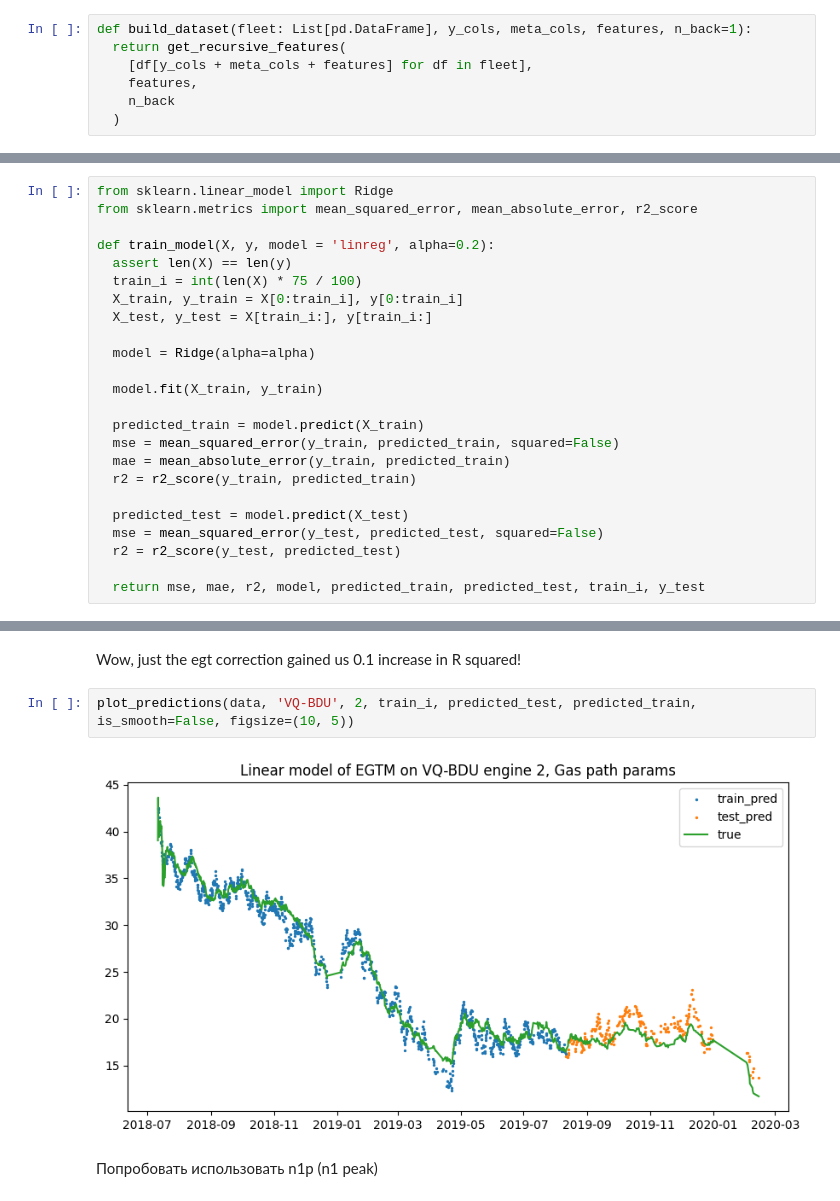
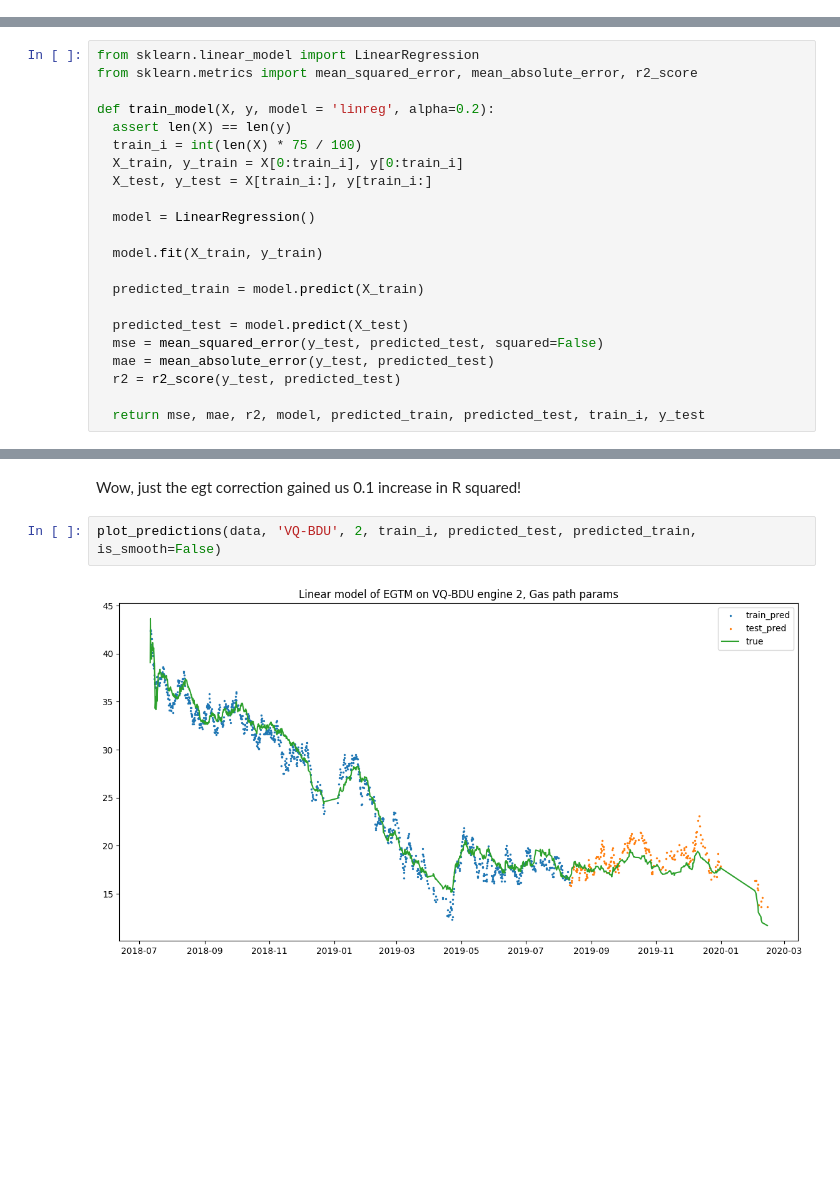
Before and after one commit to skeptlk/ecm, a Jupyter notebook: ex5_corrections.ipynb, the cells around one changed output, grey strips where cells are left out. Cells and saved outputs as stored; diff of their text form; blank space fills up the shorter version.

```diff
--- a/ex5_corrections.ipynb
+++ b/ex5_corrections.ipynb
@@ -61,8 +32 @@ def get_recursive_features(data: List[pd.DataFrame], features = [], n_back = 1):
-# %%
-def build_dataset(fleet: List[pd.DataFrame], y_cols, meta_cols, features, n_back=1):
-  return get_recursive_features(
-    [df[y_cols + meta_cols + features] for df in fleet],
-    features,
-    n_back
-  )
 # %%
@@ -74,7 +40,7 @@ data = build_dataset(
   n_back=13,
 )
 # %%
-from sklearn.linear_model import Ridge
+from sklearn.linear_model import LinearRegression
 from sklearn.metrics import mean_squared_error, mean_absolute_error, r2_score
 
 def train_model(X, y, model = 'linreg', alpha=0.2):
@@ -83,17 +49,15 @@ def train_model(X, y, model = 'linreg', alpha=0.2):
   X_train, y_train = X[0:train_i], y[0:train_i]
   X_test, y_test = X[train_i:], y[train_i:]
 
-  model = Ridge(alpha=alpha)
+  model = LinearRegression()
 
   model.fit(X_train, y_train)
 
   predicted_train = model.predict(X_train)
-  mse = mean_squared_error(y_train, predicted_train, squared=False)
-  mae = mean_absolute_error(y_train, predicted_train)
-  r2 = r2_score(y_train, predicted_train)
 
   predicted_test = model.predict(X_test)
   mse = mean_squared_error(y_test, predicted_test, squared=False)
+  mae = mean_absolute_error(y_test, predicted_test)
   r2 = r2_score(y_test, predicted_test)
 
   return mse, mae, r2, model, predicted_train, predicted_test, train_i, y_test
@@ -172,11 +134,9 @@ Baseline: rmse = 1.607 mae = 1.106 r2 = 0.537
 # %% [markdown]
 Wow, just the egt correction gained us 0.1 increase in R squared!
 # %%
-plot_predictions(data, 'VQ-BDU', 2, train_i, predicted_test, predicted_train, is_smooth=False, figsize=(10, 5))
+plot_predictions(data, 'VQ-BDU', 2, train_i, predicted_test, predicted_train, is_smooth=False)
 # %% [output]
-[figure, old version]
+[figure, new version]
-# %% [markdown]
-Попробовать использовать n1p (n1 peak)
 # %%
 features = ['egtk', 'tat', 'n1a', 'n2a', 'wai', 'nai', 'prv', 'alt', 'mn', 'ff', 'nf']
 
```
Also changed, not shown: parts of 9 cells of this notebook, 2 other files.
